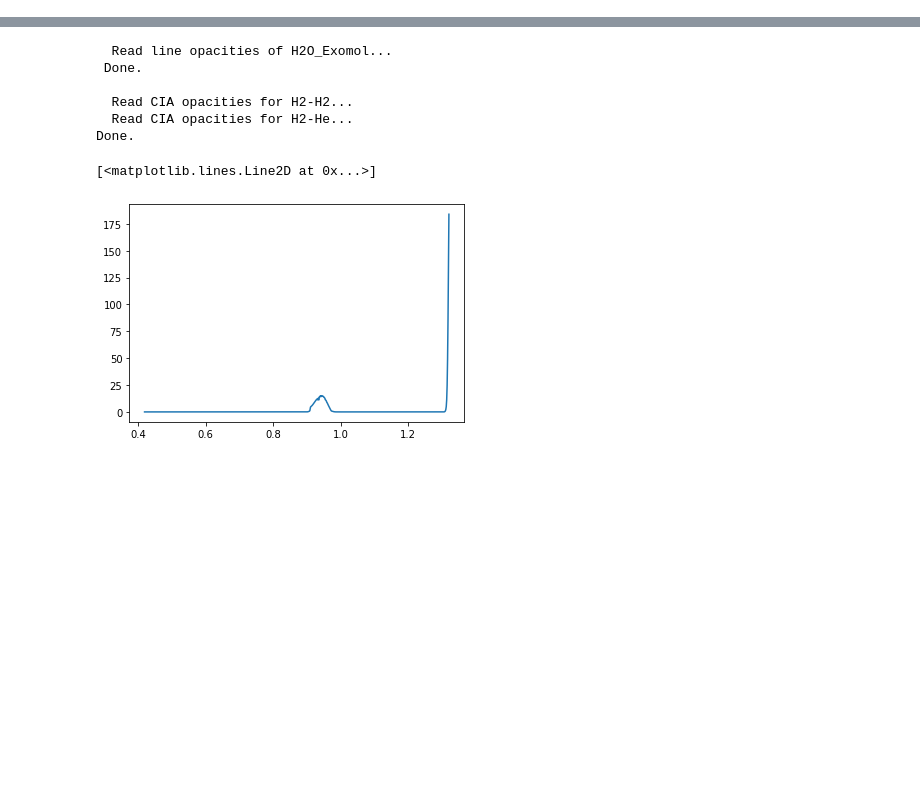
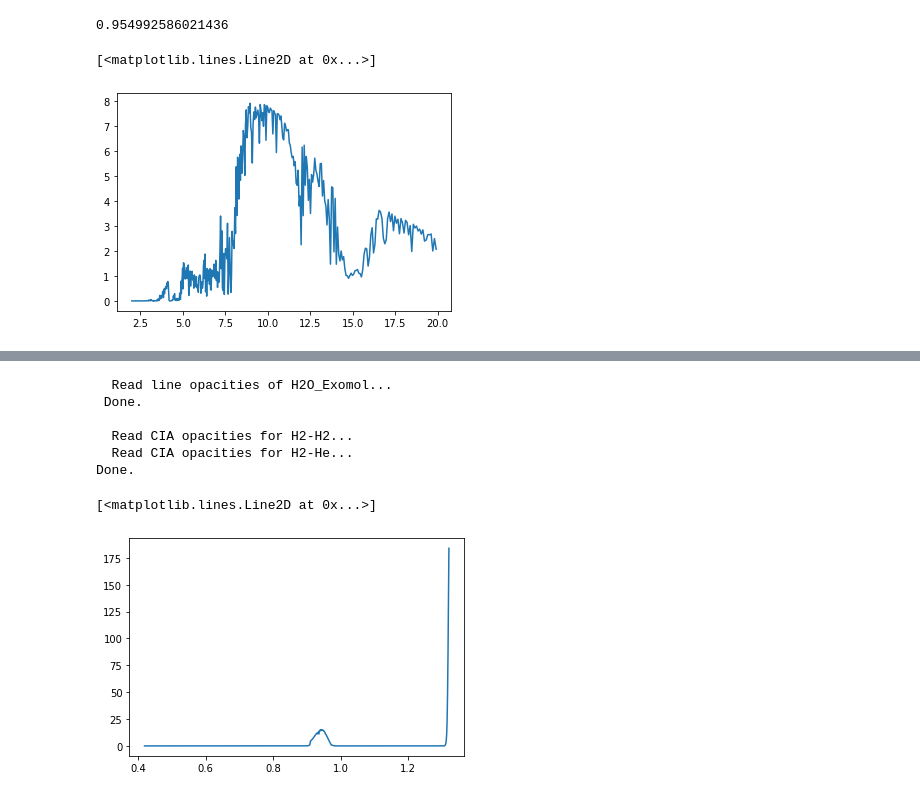
Before and after one commit to NatalieGrasser/LIFE_retrieval, a Jupyter notebook: LIFE_retrieval/debugging.ipynb, the cells around one changed output, grey strips where cells are left out. Cells and saved outputs as stored; diff of their text form; code cells hidden in the pictures; blank space fills up the shorter version.

```diff
--- a/LIFE_retrieval/debugging.ipynb
+++ b/LIFE_retrieval/debugging.ipynb
@@ -3,33 +3,30 @@ import getpass
 import os
 import numpy as np
 import sys
+import matplotlib.pyplot as plt
 os.environ['OMP_NUM_THREADS'] = '1' # to avoid using too many CPUs
 
 if getpass.getuser() == "grasser": # when running from LEM
     os.environ['pRT_input_data_path'] ="/net/lem/data2/pRT_input_data"
-    os.environ['OMP_NUM_THREADS'] = '1' # important for MPI
     from mpi4py import MPI
     comm = MPI.COMM_WORLD # important for MPI
     rank = comm.Get_rank() # important for MPI
-    from LIFE_retrieval.target import Target
-    from LIFE_retrieval.retrieval import Retrieval
-    from LIFE_retrieval.parameters import Parameters
     import matplotlib
     matplotlib.use('Agg') # disable interactive plotting
 elif getpass.getuser() == "natalie": # when testing from my laptop
     os.environ['pRT_input_data_path'] = "/home/natalie/.local/lib/python3.8/site-packages/petitRADTRANS/input_data_std/input_data"
-    from target import Target
-    from retrieval import Retrieval
-    from parameters import Parameters
+from target import Target
+from retrieval import Retrieval
+from parameters import Parameters
 
-test_object = 'K2-18b'
+test_object = 'test'
 Nlive=100 # number of live points (integer)
 evtol=10 # evidence tolerance (float)
 bayes=False
 
 def init_retrieval(obj,Nlive,evtol,PT_type='PTgrad'):
 
-    output=f'{obj}_N{Nlive}_ev{evtol}' # output folder name
+    output=f'{obj}_N{Nlive}_e{evtol}' # output folder name
     obj = Target(obj)
 
     constant_params={} # add if needed
@@ -54,14 +51,14 @@ def init_retrieval(obj,Nlive,evtol,PT_type='PTgrad'):
         free_params.update(pt_params)
 
     # free chemistry, define VMRs
-    chemistry={'log_H2O':([-12,-1],r'log H$_2$O'),
-            'log_CO':([-12,-1],r'log CO'),
-            'log_CO2':([-12,-1],r'log CO$_2$'),
-            'log_CH4':([-12,-1],r'log CH$_4$'),
-            'log_NH3':([-12,-1],r'log NH$_3$'),
-            'log_HCN':([-12,-1],r'log HCN'),
-            'log_H2S':([-12,-1],r'log H$_2$S'),
-            #'log_C2H2':([-12,-1],r'log C$_2$H$_2$') # not on lem yet
+    chemistry={'log_H2O':([-12,0],r'log H$_2$O'),
+            'log_CO':([-12,0],r'log CO'),
+            'log_CO2':([-12,0],r'log CO$_2$'),
+            'log_CH4':([-12,0],r'log CH$_4$'),
+            'log_NH3':([-12,0],r'log NH$_3$'),
+            'log_HCN':([-12,0],r'log HCN'),
+            'log_H2S':([-12,0],r'log H$_2$S'),
+            #'log_C2H2':([-12,n],r'log C$_2$H$_2$') # not on lem yet
             }
 
     cloud_props={'log_opa_base_gray': ([-10,3], r'log $\kappa_{\mathrm{cl},0}$'),
@@ -78,5 +75,6 @@ def init_retrieval(obj,Nlive,evtol,PT_type='PTgrad'):
     return retrieval
 
 retrieval=init_retrieval(test_object,Nlive,evtol)
-#retrieval.run_retrieval(N_live_points=Nlive,evidence_tolerance=evtol,bayes=bayes)
+#retrieval.PMN_lnL()
+retrieval.run_retrieval(N_live_points=Nlive,evidence_tolerance=evtol,bayes=bayes)
 # %% [output]
@@ -83,0 +98,9 @@ Error:
+# %%
+10**-0.02
+# %% [output]
+0.954992586021436
+# %%
+plt.plot(retrieval.data_wave,retrieval.data_flux)
+# %% [output]
+[<matplotlib.lines.Line2D at 0x...>]
+[figure, added]
```
Also changed, not shown: parts of 2 cells of this notebook, 11 other files.
